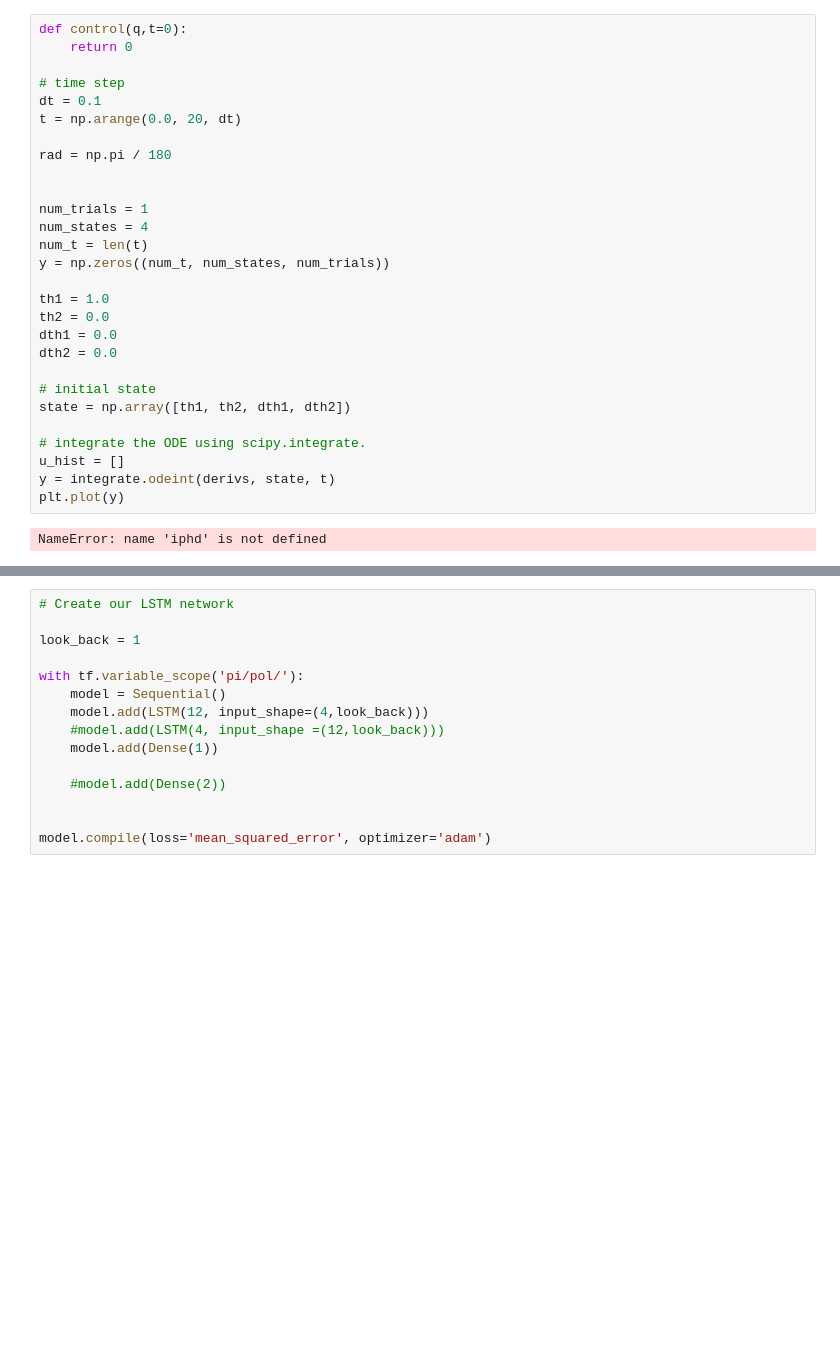
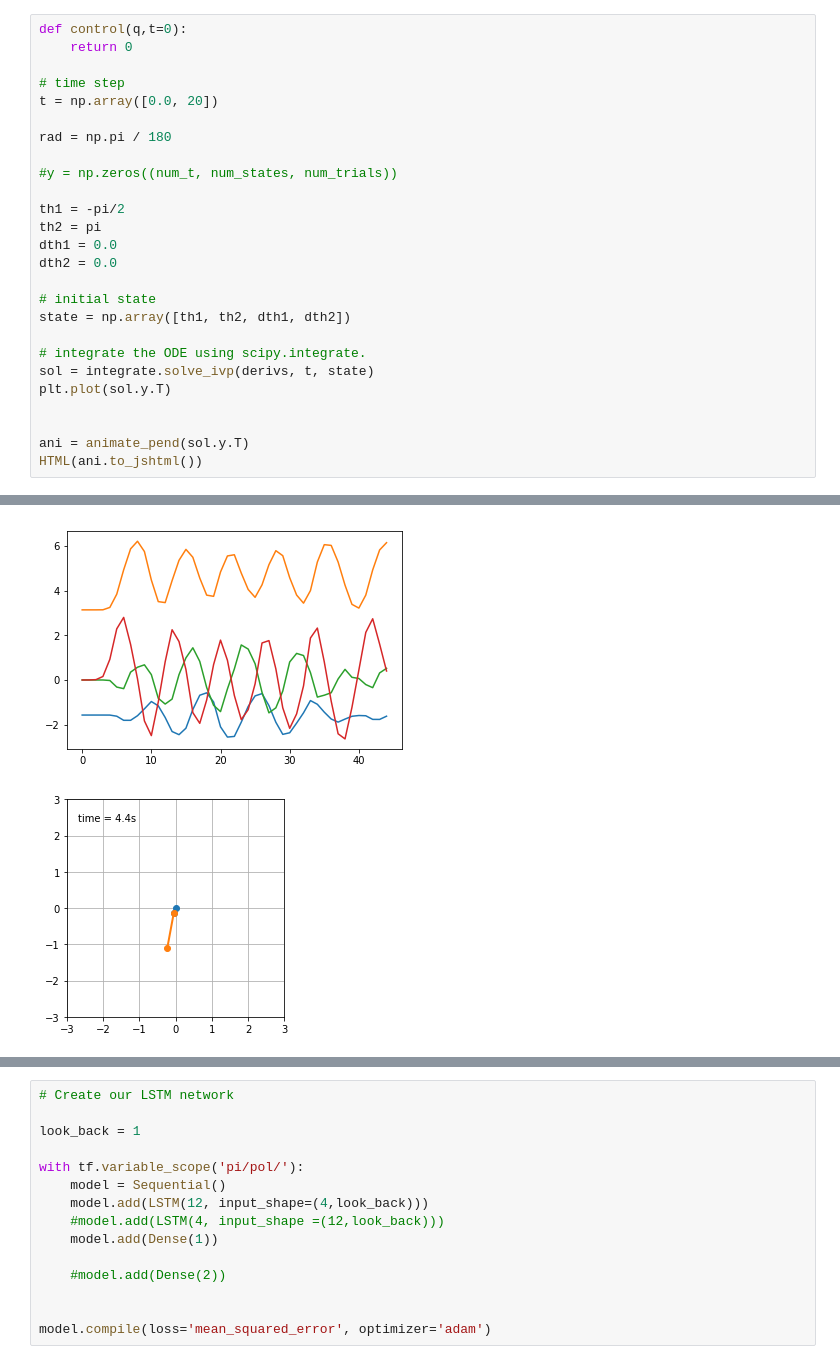
Before and after one commit to mmolnar0/sgillen_research, a Jupyter notebook: pendubot/pendubot.ipynb, the cells around one changed output, grey strips where cells are left out. Saved outputs shown, nothing was run; the diff lists cells and outputs as text; blank space fills up the shorter version.

```diff
--- a/pendubot/pendubot.ipynb
+++ b/pendubot/pendubot.ipynb
@@ -170,19 +151,14 @@ def control(q,t=0):
     return 0
 
 # time step
-dt = 0.1
-t = np.arange(0.0, 20, dt)
+t = np.array([0.0, 20])
 
 rad = np.pi / 180
 
+#y = np.zeros((num_t, num_states, num_trials))
 
-num_trials = 1
-num_states = 4
-num_t = len(t)
-y = np.zeros((num_t, num_states, num_trials))
-
-th1 = 1.0
-th2 = 0.0
+th1 = -pi/2
+th2 = pi
 dth1 = 0.0
 dth2 = 0.0
 
@@ -190,8 +166,10 @@ dth2 = 0.0
 state = np.array([th1, th2, dth1, dth2])
 
 # integrate the ODE using scipy.integrate.
-u_hist = []
-y = integrate.odeint(derivs, state, t)
-plt.plot(y)
+sol = integrate.solve_ivp(derivs, t, state)
+plt.plot(sol.y.T)
+
+
+ani = animate_pend(sol.y.T)
+HTML(ani.to_jshtml())
 # %% [output]
-NameError: name 'iphd' is not defined
@@ -198 +177,3 @@ NameError: name 'iphd' is not defined
+[figure, added]
+[figure, added]
 # %%
```
Also changed, not shown: parts of 3 cells of this notebook.
